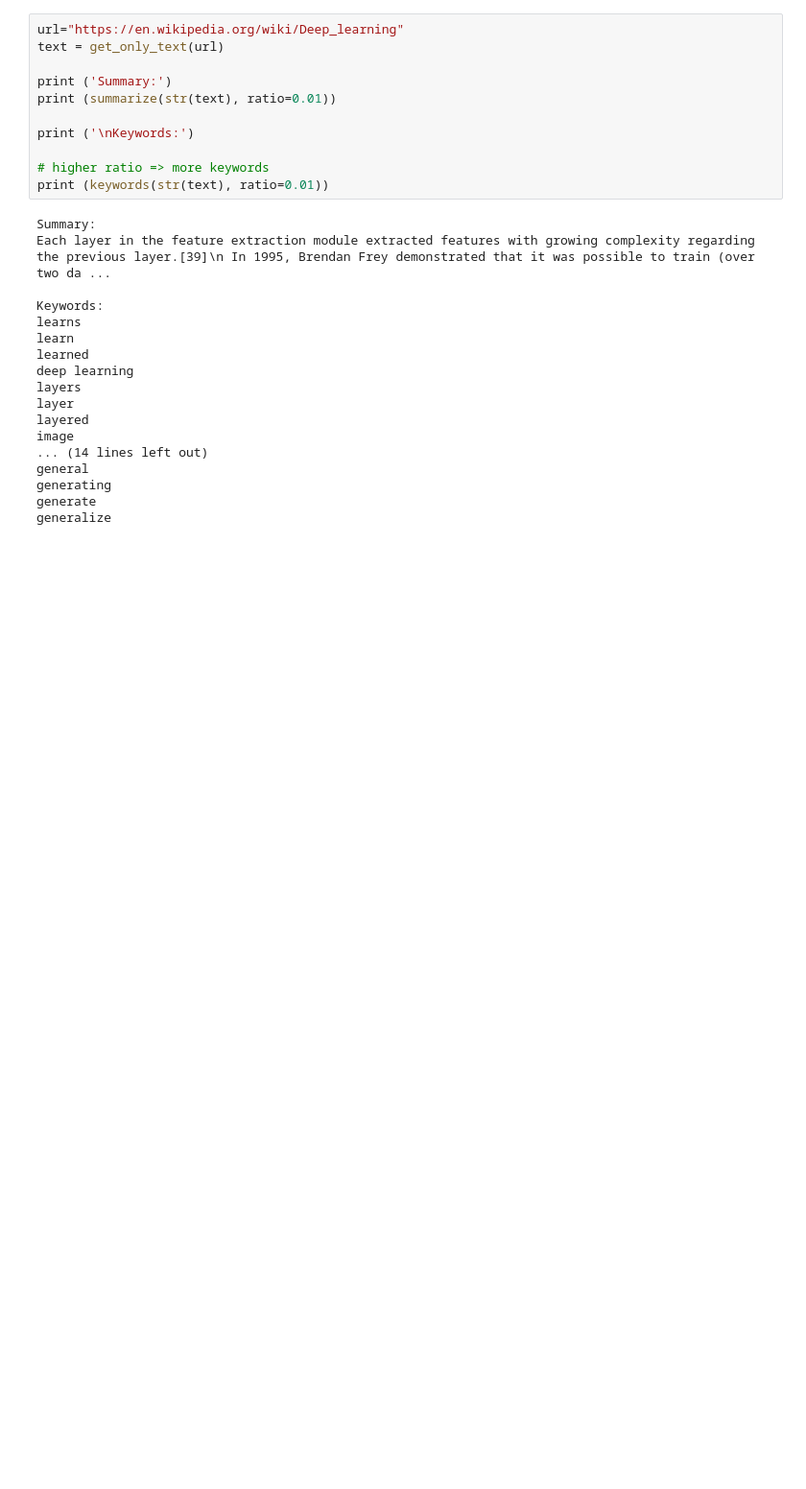
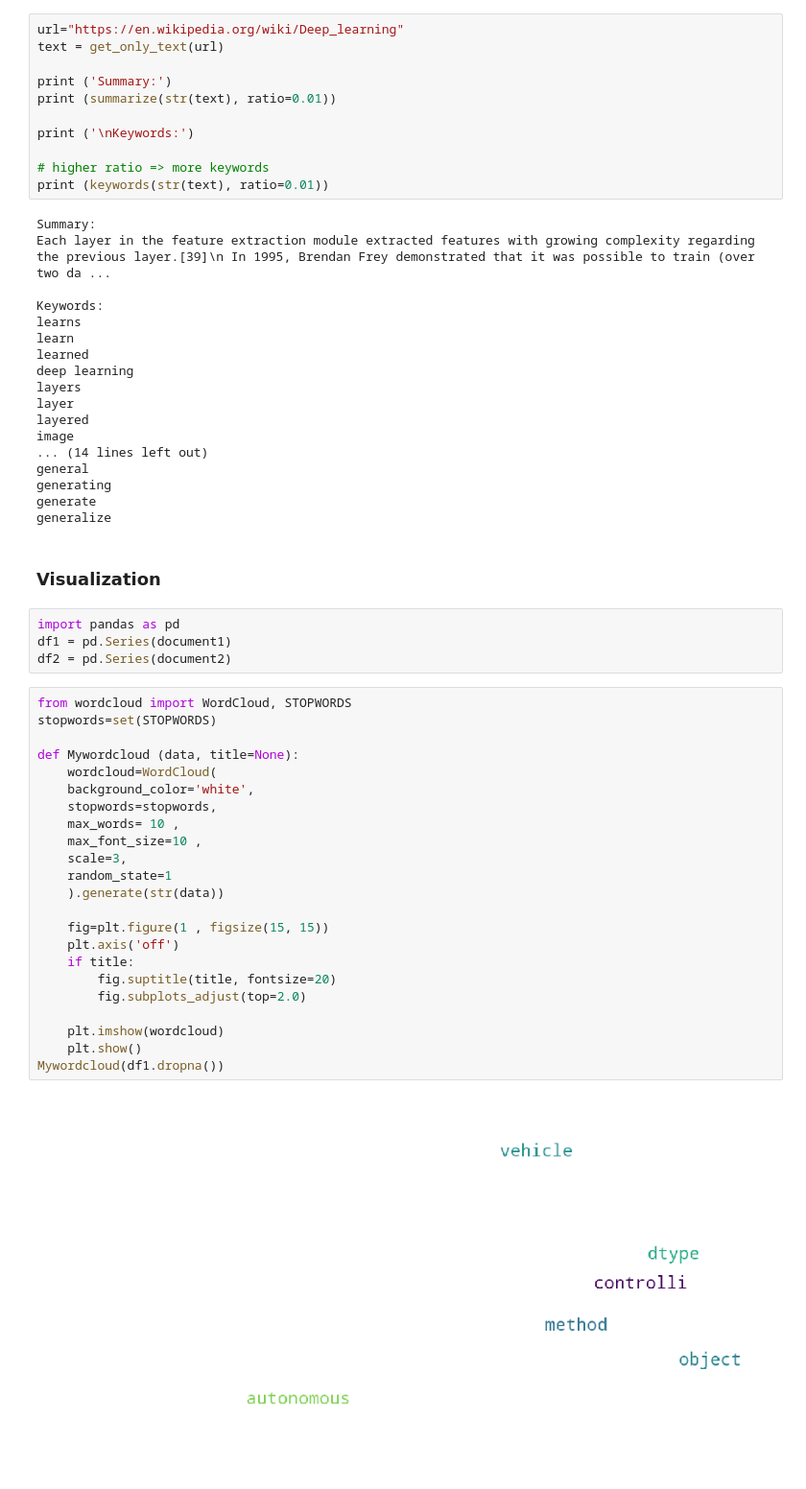
Before and after one commit to HassanSherwani/Text_Summarization, a Jupyter notebook: Text_Summarization.ipynb, the cells around one changed output. Shown at 96% size. Drawn from its saved outputs; the diff is of its cells as text; blank space fills up the shorter version.

```diff
--- a/Text_Summarization.ipynb
+++ b/Text_Summarization.ipynb
@@ -419,3 +445,34 @@ general
 generating
 generate
 generalize
+# %% [markdown]
+### Visualization
+# %%
+import pandas as pd
+df1 = pd.Series(document1)
+df2 = pd.Series(document2)
+# %%
+from wordcloud import WordCloud, STOPWORDS
+stopwords=set(STOPWORDS)
+
+def Mywordcloud (data, title=None):
+    wordcloud=WordCloud(
+    background_color='white',
+    stopwords=stopwords,
+    max_words= 10 ,
+    max_font_size=10 ,
+    scale=3,
+    random_state=1
+    ).generate(str(data))
+
+    fig=plt.figure(1 , figsize(15, 15))
+    plt.axis('off')
+    if title:
+        fig.suptitle(title, fontsize=20)
+        fig.subplots_adjust(top=2.0)
+
+    plt.imshow(wordcloud)
+    plt.show()
+Mywordcloud(df1.dropna())
+# %% [output]
+[figure, added]
```
Also changed, not shown: parts of 5 cells of this notebook.
